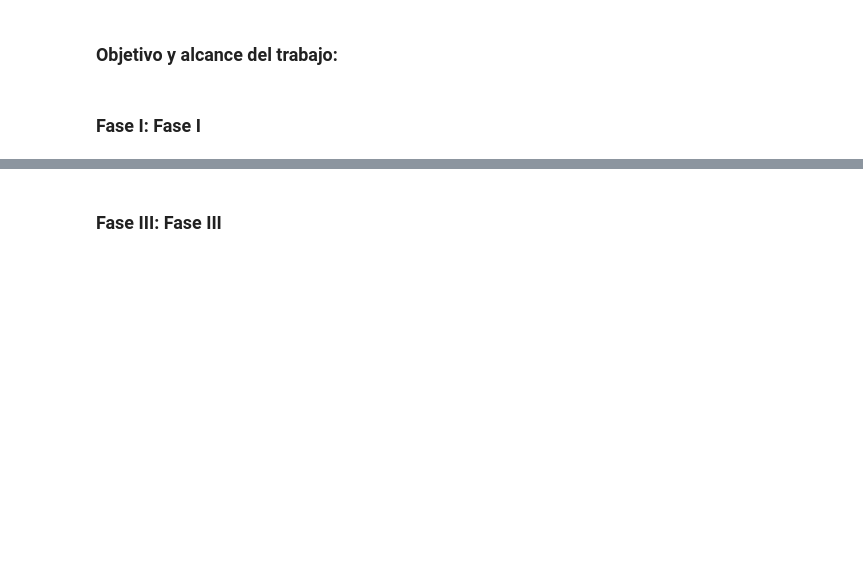
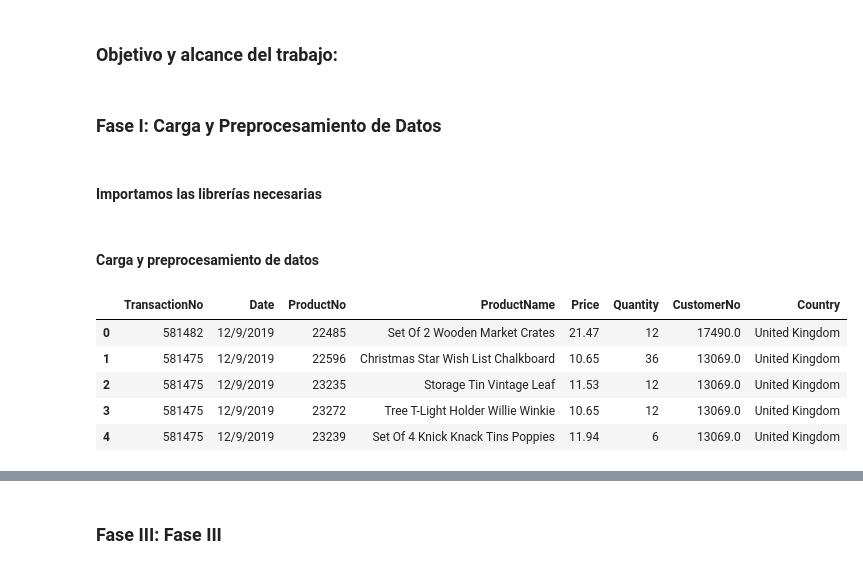
Before and after one commit to eugeniomorocho/Notebooks_DataMining, a Jupyter notebook: Tema 2 - Preprocesamiento de Datos en Data Mining/Prueba práctica 2 - .ipynb, the cells around one changed output, grey strips where cells are left out. Drawn from its saved outputs; the diff is of its cells as text; code cells hidden in the pictures; blank space fills up the shorter version.

```diff
--- a/Tema 2 - Preprocesamiento de Datos en Data Mining/Prueba práctica 2 - .ipynb
+++ b/Tema 2 - Preprocesamiento de Datos en Data Mining/Prueba práctica 2 - .ipynb
@@ -9,4 +9,6 @@ Manuel Eugenio Morocho Cayamcela, PhD
 # %% [markdown]
 ### **Objetivo y alcance del trabajo:**
 # %% [markdown]
-### **Fase I:** Fase I
+### **Fase I:** Carga y Preprocesamiento de Datos
+# %% [markdown]
+#### Importamos las librerías necesarias
@@ -12,0 +30,15 @@ Manuel Eugenio Morocho Cayamcela, PhD
+# %% [markdown]
+#### Carga y preprocesamiento de datos
+# %%
+# Cargamos el archivo 'ecommerce_transactions.csv' en un DataFrame
+transacciones = pd.read_csv('/Users/eugenio/Library/CloudStorage/OneDrive-Personal/UIDE/2024 Maestría Ciencia de Datos y Máquinas de Aprendizaje mención IA/Contenidos/Notebooks_DataMining/Bases de Datos/ecommerce_transactions.csv')
+
+# Mostramos las primeras 5 filas del DataFrame
+transacciones.head()
+# %% [output]
+|  | TransactionNo | Date | ProductNo | ProductName | Price | Quantity | CustomerNo | Country |
+| 0 | 581482 | 12/9/2019 | 22485 | Set Of 2 Wooden Market Crates | 21.47 | 12 | 17490.0 | United Kingdom |
+| 1 | 581475 | 12/9/2019 | 22596 | Christmas Star Wish List Chalkboard | 10.65 | 36 | 13069.0 | United Kingdom |
+| 2 | 581475 | 12/9/2019 | 23235 | Storage Tin Vintage Leaf | 11.53 | 12 | 13069.0 | United Kingdom |
+| 3 | 581475 | 12/9/2019 | 23272 | Tree T-Light Holder Willie Winkie | 10.65 | 12 | 13069.0 | United Kingdom |
+| 4 | 581475 | 12/9/2019 | 23239 | Set Of 4 Knick Knack Tins Poppies | 11.94 | 6 | 13069.0 | United Kingdom |
```
Also changed, not shown: parts of 3 cells of this notebook, 3 other files.
